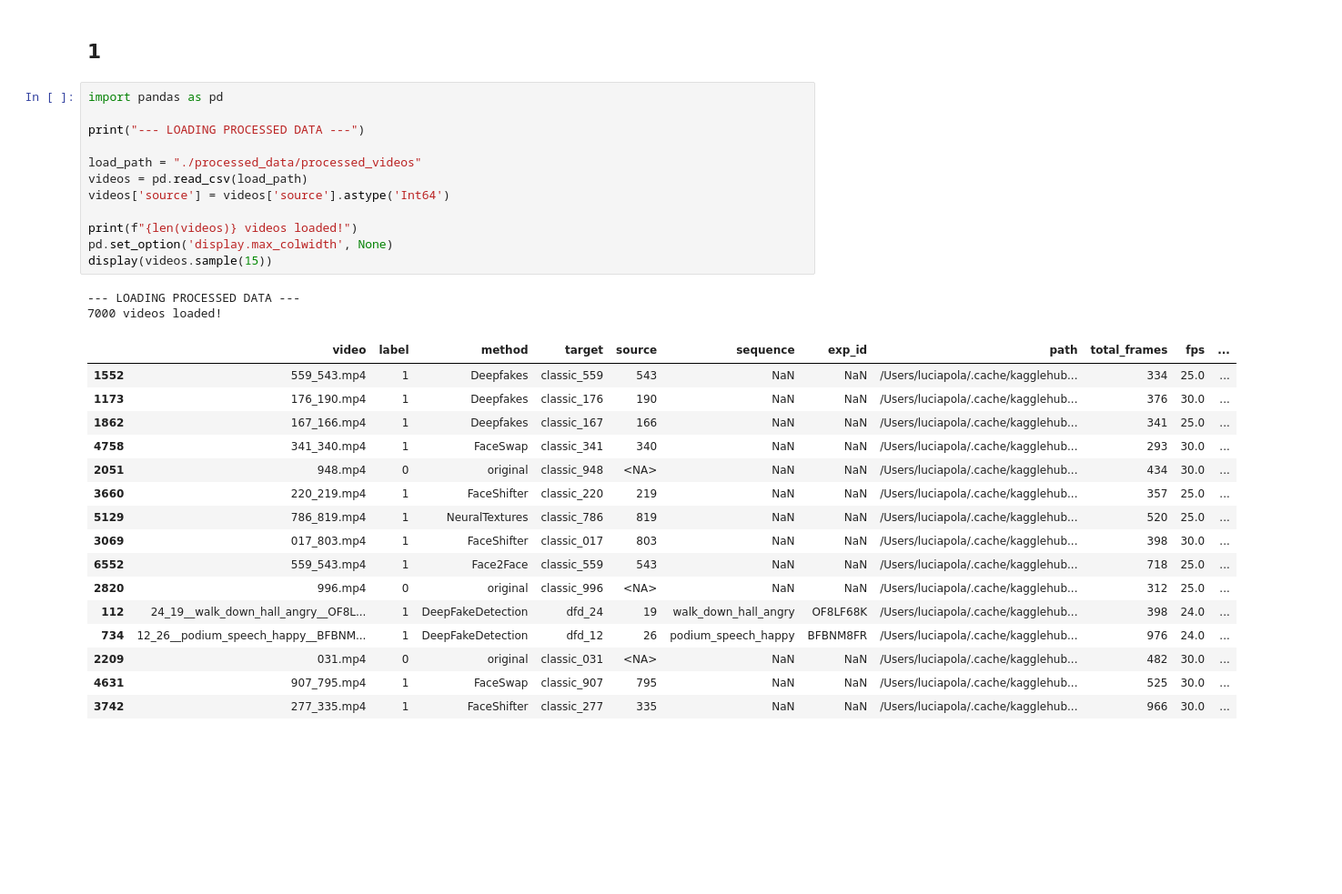
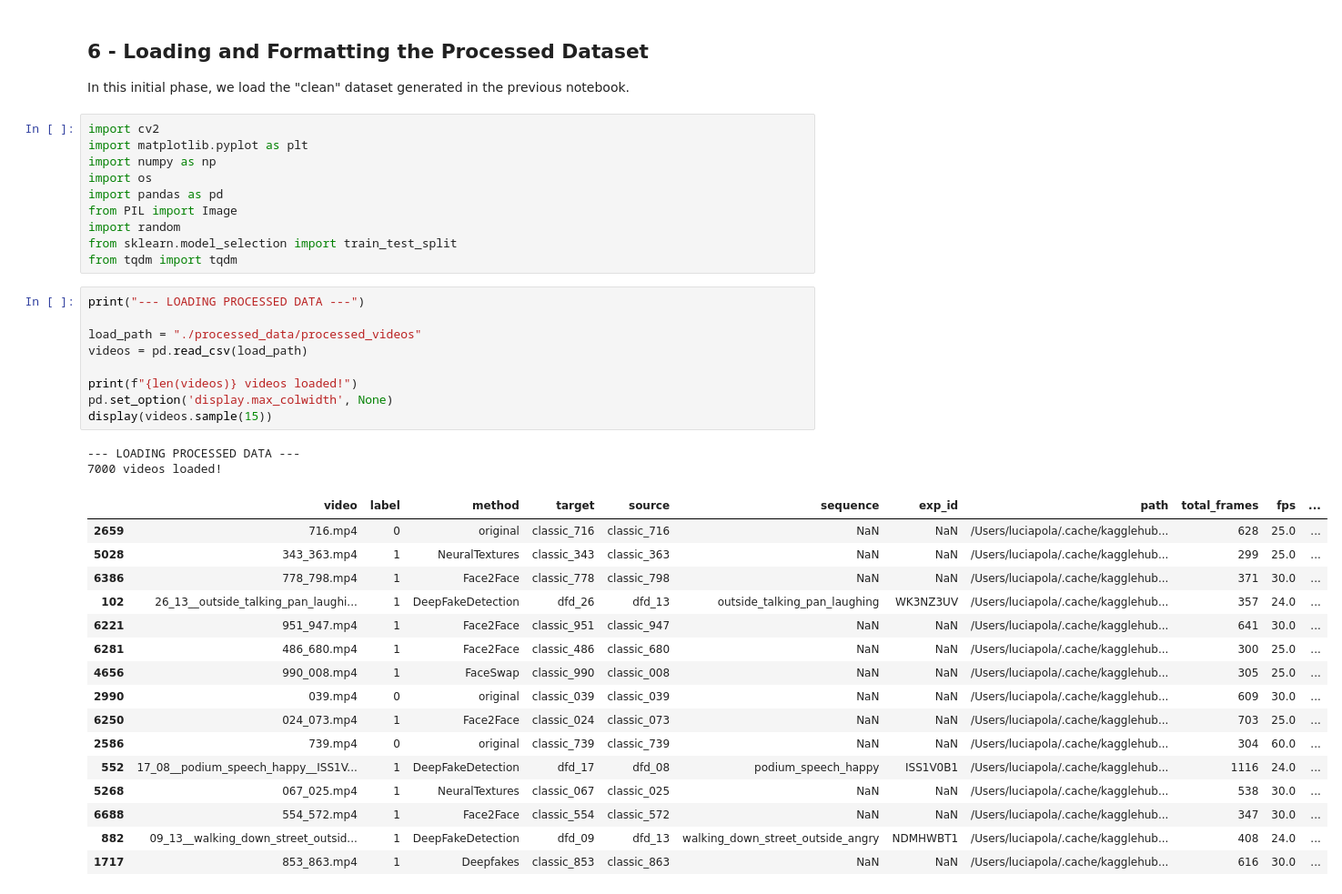
Before and after one commit to luciapola04/internship-deepfake-forensic, a Jupyter notebook: FaceForensics++/02_data_split_and_extraction.ipynb, the cells around one changed output. Shown at 91% size. Saved outputs shown, nothing was run; the diff lists cells and outputs as text; blank space fills up the shorter version.

```diff
--- a/FaceForensics++/02_data_split_and_extraction.ipynb
+++ b/FaceForensics++/02_data_split_and_extraction.ipynb
@@ -1,33 +1,42 @@
 # %% [markdown]
-## 1
+## 6 - Loading and Formatting the Processed Dataset
+
+In this initial phase, we load the "clean" dataset generated in the previous notebook.
+# %%
+import cv2
+import matplotlib.pyplot as plt
+import numpy as np
+import os
+import pandas as pd
+from PIL import Image
+import random
+from sklearn.model_selection import train_test_split
+from tqdm import tqdm
 # %%
-import pandas as pd
-
 print("--- LOADING PROCESSED DATA ---")
 
 load_path = "./processed_data/processed_videos"
 videos = pd.read_csv(load_path)
-videos['source'] = videos['source'].astype('Int64')
 
 print(f"{len(videos)} videos loaded!")
 pd.set_option('display.max_colwidth', None)
 display(videos.sample(15))
 # %% [output]
 --- LOADING PROCESSED DATA ---
 7000 videos loaded!
 |  | video | label | method | target | source | sequence | exp_id | path | total_frames | fps | ... |
-| 1552 | 559_543.mp4 | 1 | Deepfakes | classic_559 | 543 | NaN | NaN | /Users/luciapola/.cache/kagglehub... | 334 | 25.0 | ... |
-| 1173 | 176_190.mp4 | 1 | Deepfakes | classic_176 | 190 | NaN | NaN | /Users/luciapola/.cache/kagglehub... | 376 | 30.0 | ... |
-| 1862 | 167_166.mp4 | 1 | Deepfakes | classic_167 | 166 | NaN | NaN | /Users/luciapola/.cache/kagglehub... | 341 | 25.0 | ... |
-| 4758 | 341_340.mp4 | 1 | FaceSwap | classic_341 | 340 | NaN | NaN | /Users/luciapola/.cache/kagglehub... | 293 | 30.0 | ... |
-| 2051 | 948.mp4 | 0 | original | classic_948 | <NA> | NaN | NaN | /Users/luciapola/.cache/kagglehub... | 434 | 30.0 | ... |
-| 3660 | 220_219.mp4 | 1 | FaceShifter | classic_220 | 219 | NaN | NaN | /Users/luciapola/.cache/kagglehub... | 357 | 25.0 | ... |
-| 5129 | 786_819.mp4 | 1 | NeuralTextures | classic_786 | 819 | NaN | NaN | /Users/luciapola/.cache/kagglehub... | 520 | 25.0 | ... |
-| 3069 | 017_803.mp4 | 1 | FaceShifter | classic_017 | 803 | NaN | NaN | /Users/luciapola/.cache/kagglehub... | 398 | 30.0 | ... |
-| 6552 | 559_543.mp4 | 1 | Face2Face | classic_559 | 543 | NaN | NaN | /Users/luciapola/.cache/kagglehub... | 718 | 25.0 | ... |
-| 2820 | 996.mp4 | 0 | original | classic_996 | <NA> | NaN | NaN | /Users/luciapola/.cache/kagglehub... | 312 | 25.0 | ... |
-| 112 | 24_19__walk_down_hall_angry__OF8L... | 1 | DeepFakeDetection | dfd_24 | 19 | walk_down_hall_angry | OF8LF68K | /Users/luciapola/.cache/kagglehub... | 398 | 24.0 | ... |
-| 734 | 12_26__podium_speech_happy__BFBNM... | 1 | DeepFakeDetection | dfd_12 | 26 | podium_speech_happy | BFBNM8FR | /Users/luciapola/.cache/kagglehub... | 976 | 24.0 | ... |
-| 2209 | 031.mp4 | 0 | original | classic_031 | <NA> | NaN | NaN | /Users/luciapola/.cache/kagglehub... | 482 | 30.0 | ... |
-| 4631 | 907_795.mp4 | 1 | FaceSwap | classic_907 | 795 | NaN | NaN | /Users/luciapola/.cache/kagglehub... | 525 | 30.0 | ... |
-| 3742 | 277_335.mp4 | 1 | FaceShifter | classic_277 | 335 | NaN | NaN | /Users/luciapola/.cache/kagglehub... | 966 | 30.0 | ... |
+| 2659 | 716.mp4 | 0 | original | classic_716 | classic_716 | NaN | NaN | /Users/luciapola/.cache/kagglehub... | 628 | 25.0 | ... |
+| 5028 | 343_363.mp4 | 1 | NeuralTextures | classic_343 | classic_363 | NaN | NaN | /Users/luciapola/.cache/kagglehub... | 299 | 25.0 | ... |
+| 6386 | 778_798.mp4 | 1 | Face2Face | classic_778 | classic_798 | NaN | NaN | /Users/luciapola/.cache/kagglehub... | 371 | 30.0 | ... |
+| 102 | 26_13__outside_talking_pan_laughi... | 1 | DeepFakeDetection | dfd_26 | dfd_13 | outside_talking_pan_laughing | WK3NZ3UV | /Users/luciapola/.cache/kagglehub... | 357 | 24.0 | ... |
+| 6221 | 951_947.mp4 | 1 | Face2Face | classic_951 | classic_947 | NaN | NaN | /Users/luciapola/.cache/kagglehub... | 641 | 30.0 | ... |
+| 6281 | 486_680.mp4 | 1 | Face2Face | classic_486 | classic_680 | NaN | NaN | /Users/luciapola/.cache/kagglehub... | 300 | 25.0 | ... |
+| 4656 | 990_008.mp4 | 1 | FaceSwap | classic_990 | classic_008 | NaN | NaN | /Users/luciapola/.cache/kagglehub... | 305 | 25.0 | ... |
+| 2990 | 039.mp4 | 0 | original | classic_039 | classic_039 | NaN | NaN | /Users/luciapola/.cache/kagglehub... | 609 | 30.0 | ... |
+| 6250 | 024_073.mp4 | 1 | Face2Face | classic_024 | classic_073 | NaN | NaN | /Users/luciapola/.cache/kagglehub... | 703 | 25.0 | ... |
+| 2586 | 739.mp4 | 0 | original | classic_739 | classic_739 | NaN | NaN | /Users/luciapola/.cache/kagglehub... | 304 | 60.0 | ... |
+| 552 | 17_08__podium_speech_happy__ISS1V... | 1 | DeepFakeDetection | dfd_17 | dfd_08 | podium_speech_happy | ISS1V0B1 | /Users/luciapola/.cache/kagglehub... | 1116 | 24.0 | ... |
+| 5268 | 067_025.mp4 | 1 | NeuralTextures | classic_067 | classic_025 | NaN | NaN | /Users/luciapola/.cache/kagglehub... | 538 | 30.0 | ... |
+| 6688 | 554_572.mp4 | 1 | Face2Face | classic_554 | classic_572 | NaN | NaN | /Users/luciapola/.cache/kagglehub... | 347 | 30.0 | ... |
+| 882 | 09_13__walking_down_street_outsid... | 1 | DeepFakeDetection | dfd_09 | dfd_13 | walking_down_street_outside_angry | NDMHWBT1 | /Users/luciapola/.cache/kagglehub... | 408 | 24.0 | ... |
+| 1717 | 853_863.mp4 | 1 | Deepfakes | classic_853 | classic_863 | NaN | NaN | /Users/luciapola/.cache/kagglehub... | 616 | 30.0 | ... |
```
Also changed, not shown: parts of 10 cells of this notebook, 2 other files.
